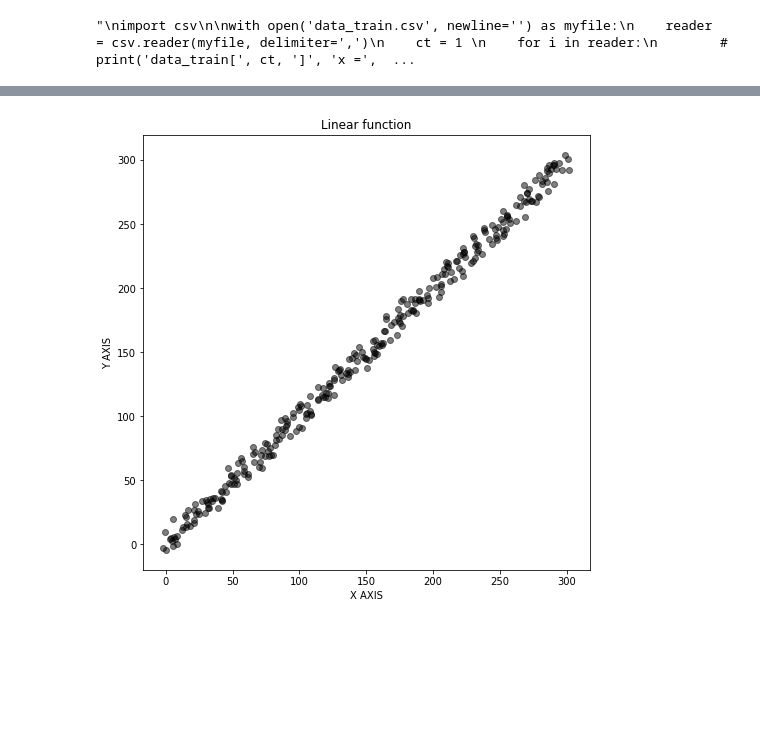
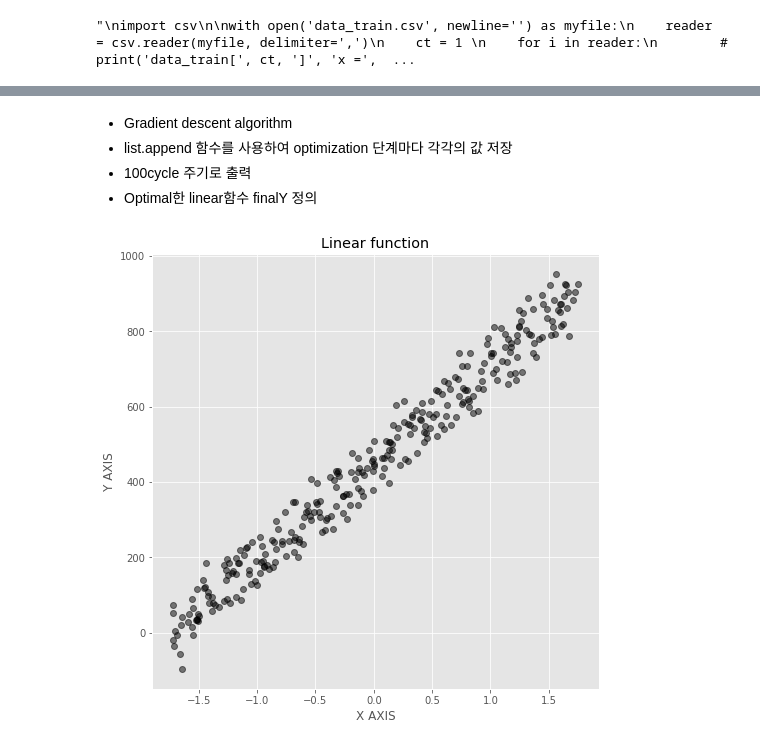
Before and after one commit to YangTaeSung/CAU-MachineLearning, a Jupyter notebook: assignment04.ipynb, the cells around one changed output, grey strips where cells are left out. Cells and saved outputs as stored; diff of their text form; code cells hidden in the pictures; blank space fills up the shorter version.

Commit message:
Fix data to feature scaling

```diff
--- a/assignment04.ipynb
+++ b/assignment04.ipynb
@@ -9,3 +3,11 @@ import numpy as np
+# %%
+from sklearn import linear_model
+import numpy as np
+import pandas as pd
+import matplotlib
+import matplotlib.pyplot as plt
+%matplotlib inline
+matplotlib.style.use('ggplot')
 # %%
 """
 import csv
@@ -28,7 +30,7 @@ with open('data_test.csv', newline='') as myfile:
 "\nimport csv\n\nwith open('data_train.csv', newline='') as myfile:\n    reader  = csv.reader(myfile, delimiter=',')\n    ct = 1 \n    for i in reader:\n        # print('data_train[', ct, ']', 'x =',  ...
 # %%
 import pandas as pd
-df = pd.read_csv("data_test.csv", names = ['A', 'B', 'C', 'D'])
+df = pd.read_csv("data_train.csv", names = ['A', 'B', 'C', 'D'])
 df.head()
 # %% [output]
 |  | A | B | C | D |
@@ -39,0 +42,18 @@ df.head()
+# %%
+X = df[['A','B','C']]
+h = df['D']
+
+from sklearn.preprocessing import MinMaxScaler
+transformer = MinMaxScaler()
+transformer.fit(X)
+X = transformer.transform(X)
+
+from sklearn.preprocessing import StandardScaler
+sc = StandardScaler()
+X = sc.fit_transform(X)
+
+print(X)
+
+x = X[:, 0]
+y = X[:, 1]
+z = X[:, 2]
@@ -40,12 +222,14 @@ df.head()
+# %% [markdown]
+* Gradient descent algorithm
+* list.append 함수를 사용하여 optimization 단계마다 각각의 값 저장
+* 100cycle 주기로 출력
+* Optimal한 linear함수 finalY 정의
 # %%
-X = df["A"]
-y = df["B"]
-
 plt.figure(figsize=(8, 8)) # 그래프 사이즈 조절
 plt.title('Linear function')
 plt.xlabel('X AXIS')
 plt.ylabel('Y AXIS')
-plt.plot(X, y, 'o', c = 'black', alpha = 0.5)
+plt.plot(x, h, 'o', c = 'black', alpha = 0.5)
 plt.show()
 # %% [output]
-[figure, old version]
+[figure, new version]
```
Also changed, not shown: parts of 9 cells of this notebook.
